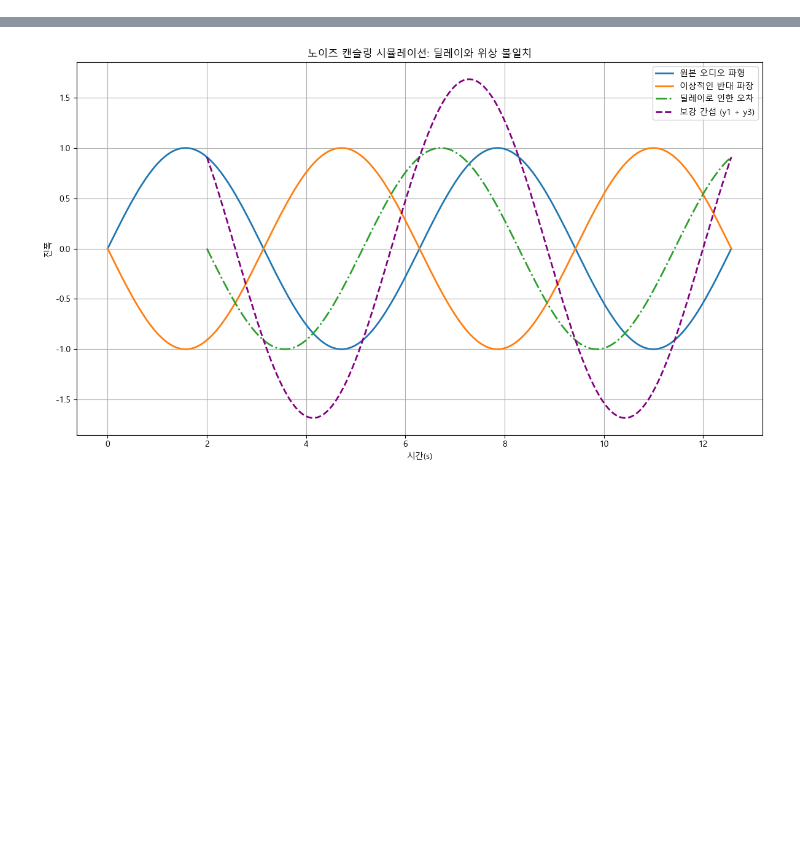
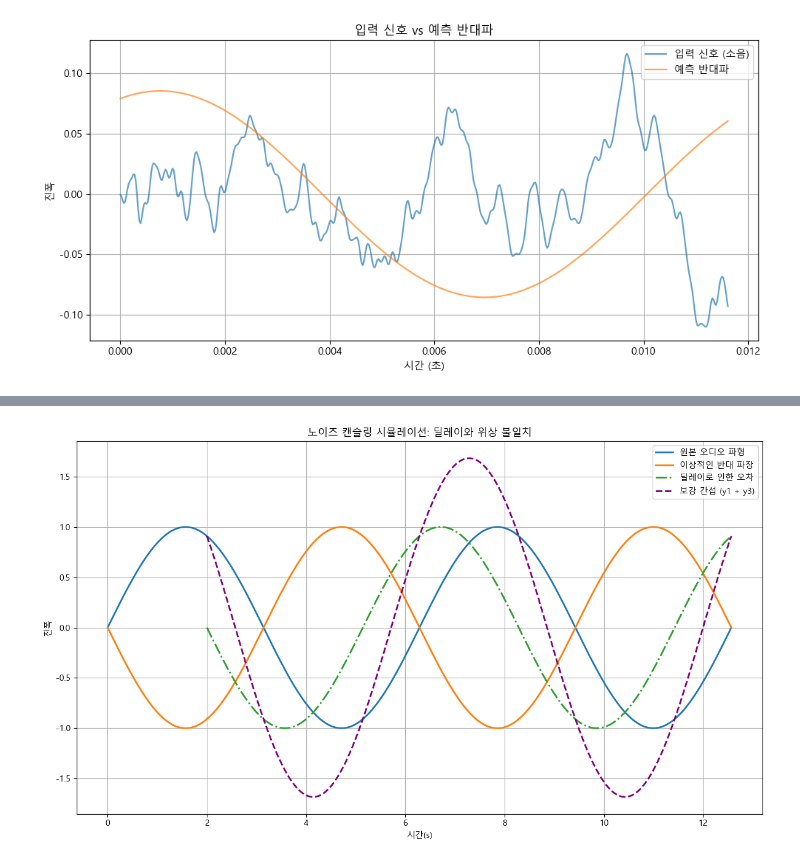
Before and after one commit to tngkrwlsmd/lstm, a Jupyter notebook: transformer.ipynb, the cells around one changed output, grey strips where cells are left out. Saved outputs shown, nothing was run; the diff lists cells and outputs as text; code cells hidden in the pictures; blank space fills up the shorter version.

```diff
--- a/transformer.ipynb
+++ b/transformer.ipynb
@@ -179,29 +184,48 @@ with sd.Stream(device=(input_device, output_device),
 # %%
-# 7. 실시간 노이즈 캔슬링 시스템 연결
+import numpy as np
+import tensorflow as tf
+import joblib
+import librosa
+import sounddevice as sd
+import matplotlib.pyplot as plt
+import matplotlib
+import time
+import sys
 
-# 모델, 스케일러 로드
+# 모델 및 스케일러 로드
 model = tf.keras.models.load_model("transformer_estimator.h5")
 scaler_x = joblib.load("scaler_x.save")
 scaler_y = joblib.load("scaler_y.save")
 
+matplotlib.rc('font', family='Malgun Gothic')
+matplotlib.rcParams['axes.unicode_minus'] = False
+
+# 오디오 처리 관련 상수
 FRAME_LENGTH = 2048
 HOP_LENGTH = 512
 N_MELS = 64
 NUM_FRAMES = 5
 RATE = 44100
 
-buffer = queue.Queue(maxsize=NUM_FRAMES)
+# 전역 변수
+mel_buffer = []
+audio_buffer = np.zeros(FRAME_LENGTH, dtype=np.float32)
+last_input = None
+last_anti_wave = None
 
-# 실시간 프레임을 Mel-spectrogram으로 변환하고 시퀀스를 유지
-mel_buffer = []
+# 오디오 콜백 함수
+def stream_callback(indata, outdata, frames, time_info, status):
+    global mel_buffer, audio_buffer, last_input, last_anti_wave
 
-def audio_callback(indata, frames, time, status):
-    global mel_buffer
     mono = indata[:, 0]
-    mel = librosa.feature.melspectrogram(y=mono, sr=RATE, n_mels=N_MELS,
-                                         n_fft=FRAME_LENGTH, hop_length=HOP_LENGTH)
-    mel_db = librosa.power_to_db(mel, ref=np.max)
-    mel_db = mel_db.T
+    audio_buffer = np.roll(audio_buffer, -HOP_LENGTH)
+    audio_buffer[-HOP_LENGTH:] = mono
+
+    mel = librosa.feature.melspectrogram(
+        y=audio_buffer, sr=RATE, n_mels=N_MELS,
+        n_fft=FRAME_LENGTH, hop_length=HOP_LENGTH)
+    mel_db = librosa.power_to_db(mel, ref=np.max).T  # (시간, 주파수)
+
     for frame in mel_db:
         mel_buffer.append(frame)
         if len(mel_buffer) > NUM_FRAMES:
@@ -209,17 +233,45 @@ def audio_callback(indata, frames, time, status):
         if len(mel_buffer) == NUM_FRAMES:
             input_seq = np.array(mel_buffer).reshape(1, NUM_FRAMES, N_MELS)
             input_scaled = scaler_x.transform(input_seq.reshape(-1, N_MELS)).reshape(1, NUM_FRAMES, N_MELS)
+
             pred = model.predict(input_scaled, verbose=0)
             f, a, p = scaler_y.inverse_transform(pred)[0]
 
-            # 반대파 생성 (사인파)
             t = np.linspace(0, HOP_LENGTH / RATE, HOP_LENGTH, endpoint=False)
-            anti_wave = a * np.sin(2 * np.pi * f * t + p + np.pi)  # 반대 위상
-            out = mono[:HOP_LENGTH] + anti_wave[:len(mono[:HOP_LENGTH])]
+            anti_wave = a * np.sin(2 * np.pi * f * t + p + np.pi)
 
-            sd.play(out, samplerate=RATE)
+            outdata[:, 0] = mono.astype(np.float32)
 
-# 실시간 오디오 입력 시작
-with sd.InputStream(callback=audio_callback, channels=1, samplerate=RATE, blocksize=HOP_LENGTH):
-    print("[실시간 노이즈 캔슬링 시작 - Ctrl+C로 종료]")
-    threading.Event().wait()
+            last_input = mono[:HOP_LENGTH]
+            last_anti_wave = anti_wave[:HOP_LENGTH]
+            return
+
+    # 충분한 데이터 없으면 무음 출력
+    outdata[:, 0] = np.zeros(HOP_LENGTH, dtype=np.float32)
+
+def plot_graph():
+    if last_input is not None and last_anti_wave is not None:
+        time_axis = np.linspace(0, HOP_LENGTH / RATE, HOP_LENGTH)
+        plt.figure(figsize=(10, 5))
+        plt.plot(time_axis, last_input, label="입력 신호 (소음)", alpha=0.7)
+        plt.plot(time_axis, last_anti_wave, label="예측 반대파", alpha=0.7)
+        plt.xlabel("시간 (초)")
+        plt.ylabel("진폭")
+        plt.title("입력 신호 vs 예측 반대파")
+        plt.legend()
+        plt.grid(True)
+        plt.tight_layout()
+        plt.show()
+    else:
+        print("충분한 데이터가 없어 그래프를 표시할 수 없습니다.")
+
+try:
+    with sd.Stream(callback=stream_callback, samplerate=RATE, blocksize=HOP_LENGTH, channels=1):
+        print("[실시간 노이즈 캔슬링 시작 - 소리 출력 없음, Ctrl+C로 종료]")
+        while True:
+            time.sleep(0.1)
+except KeyboardInterrupt:
+    print("\n[Ctrl+C 감지됨 - 그래프를 출력합니다]")
+    plot_graph()
+    sys.exit(0)
+# %% [output]
@@ -225,0 +281 @@ with sd.InputStream(callback=audio_callback, channels=1, samplerate=RATE, blocks
+[figure, added]
```
Also changed, not shown: parts of 5 cells of this notebook.
